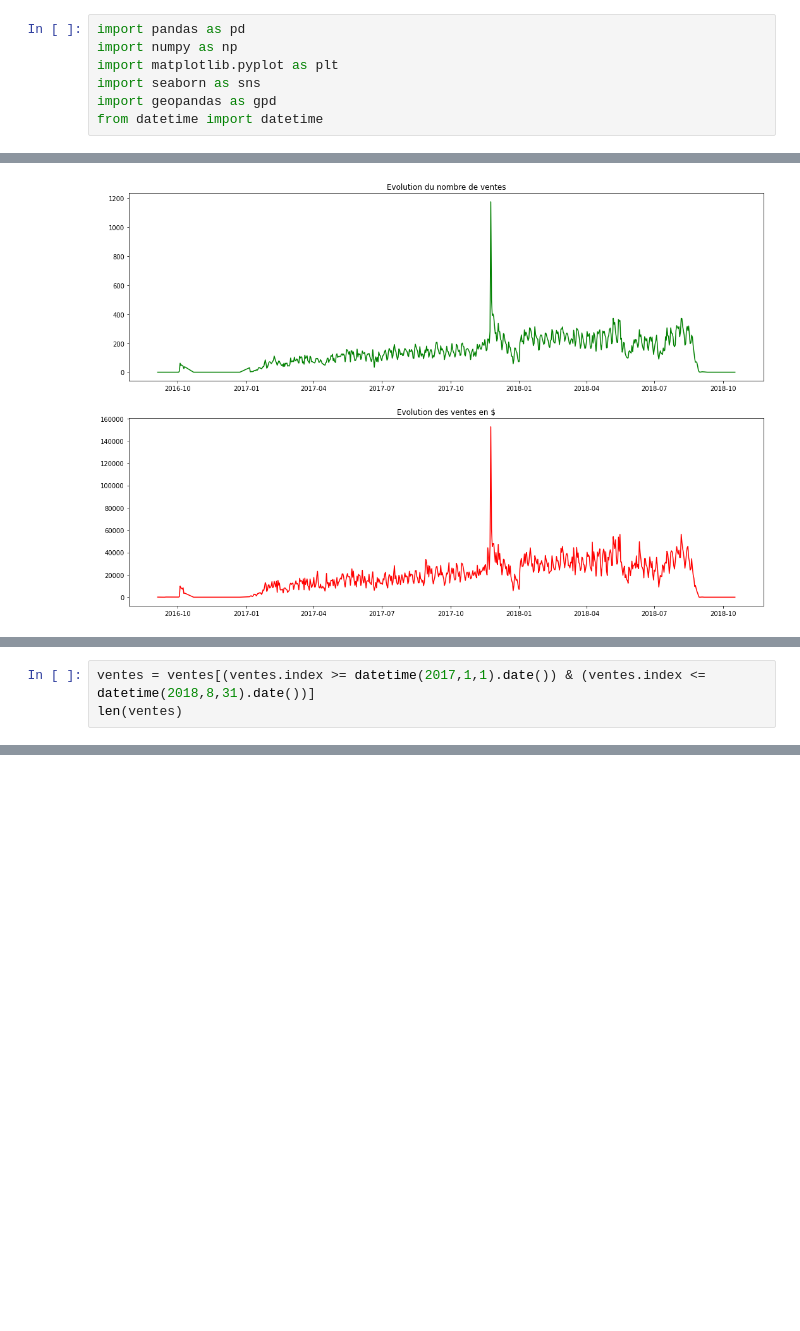
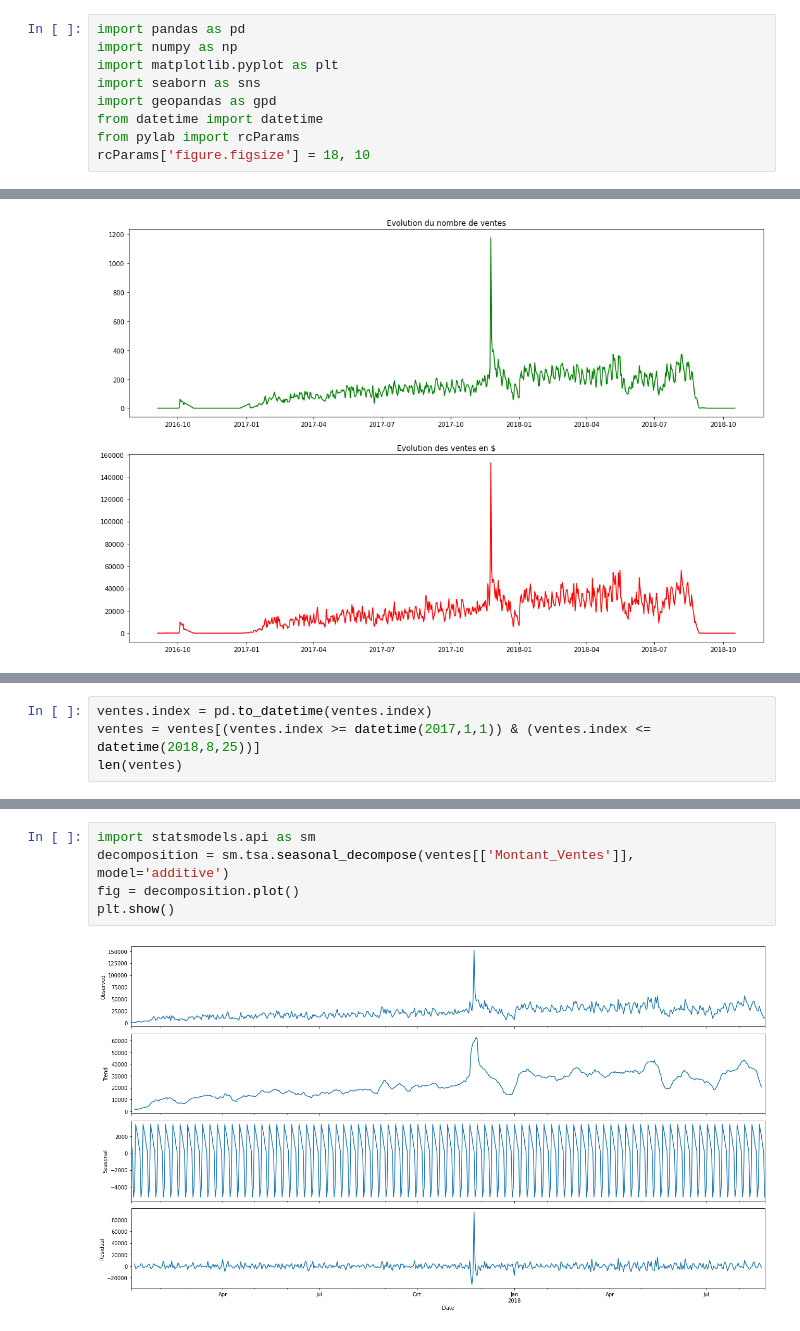
Before and after one commit to pihk94/Free2move, a Jupyter notebook: Analyse_Melchior_Prugniaud.ipynb, the cells around one changed output, grey strips where cells are left out. Saved outputs shown, nothing was run; the diff lists cells and outputs as text; blank space fills up the shorter version.

```diff
--- a/Analyse_Melchior_Prugniaud.ipynb
+++ b/Analyse_Melchior_Prugniaud.ipynb
@@ -31,6 +31,8 @@ import matplotlib.pyplot as plt
 import seaborn as sns
 import geopandas as gpd
 from datetime import datetime
+from pylab import rcParams
+rcParams['figure.figsize'] = 18, 10
 # %% [markdown]
 Import des fichiers csv.
 # %%
@@ -832,4 +834,5 @@ Le dataset est donc une série de 604 données où nous avons bien pour les 604
 # %%
-ventes = ventes[(ventes.index >= datetime(2017,1,1).date()) & (ventes.index <= datetime(2018,8,31).date())]
+ventes.index = pd.to_datetime(ventes.index)
+ventes = ventes[(ventes.index >= datetime(2017,1,1)) & (ventes.index <= datetime(2018,8,25))]
 len(ventes)
 # %% [output]
@@ -836,0 +856,7 @@ len(ventes)
+# %%
+import statsmodels.api as sm
+decomposition = sm.tsa.seasonal_decompose(ventes[['Montant_Ventes']], model='additive')
+fig = decomposition.plot()
+plt.show()
+# %% [output]
+[figure, added]
```
Also changed, not shown: parts of 25 cells of this notebook.
